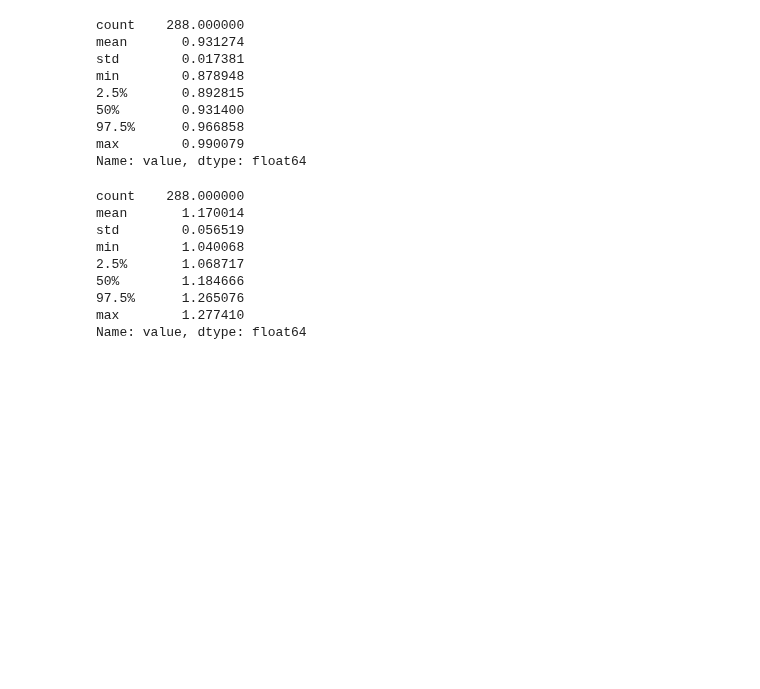
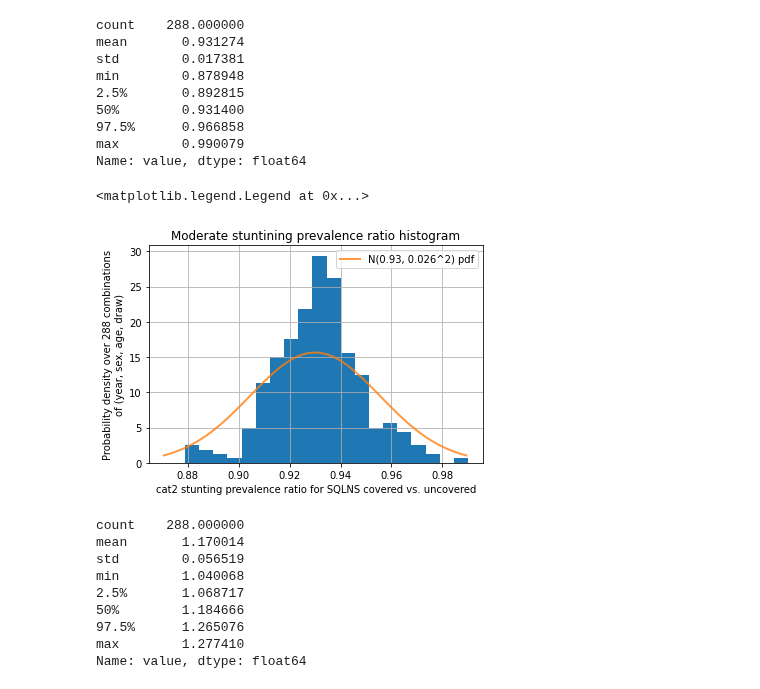
Before and after one commit to ihmeuw/vivarium_research_ciff_sam, a Jupyter notebook: model_validation/model3/2021_09_09a_ciff_sam_v3.1_vv.ipynb, the cells around one changed output. Saved outputs shown, nothing was run; the diff lists cells and outputs as text; code cells hidden in the pictures; blank space fills up the shorter version.

```diff
--- a/model_validation/model3/2021_09_09a_ciff_sam_v3.1_vv.ipynb
+++ b/model_validation/model3/2021_09_09a_ciff_sam_v3.1_vv.ipynb
@@ -239,6 +368,17 @@ min        0.878948
 97.5%      0.966858
 max        0.990079
 Name: value, dtype: float64
+# %%
+stunting_prevalence_ratio.query("stunting_state == 'cat2'").value.hist(bins=20, density=True)
+plt.xlabel("cat2 stunting prevalence ratio for SQLNS covered vs. uncovered")
+plt.ylabel("Probability density over 288 combinations\nof (year, sex, age, draw)")
+plt.title("Moderate stuntining prevalence ratio histogram")
+normal_dist = normal_dist_from_mean_lower_upper(0.93, 0.88, 0.98, scale_factor=1) # 0.93 (95% CI 0.88 to 0.98)
+plot_pdf(normal_dist, f'N({normal_dist.mean()}, {normal_dist.std():.2}^2) pdf')
+plt.legend()
+# %% [output]
+<matplotlib.legend.Legend at 0x...>
+[figure, added]
 # %%
 stunting_prevalence_ratio.query("stunting_state == 'cat3'").value.describe(percentiles=[0.025,0.975])
 # %% [output]
```
Also changed, not shown: parts of 36 cells of this notebook.
